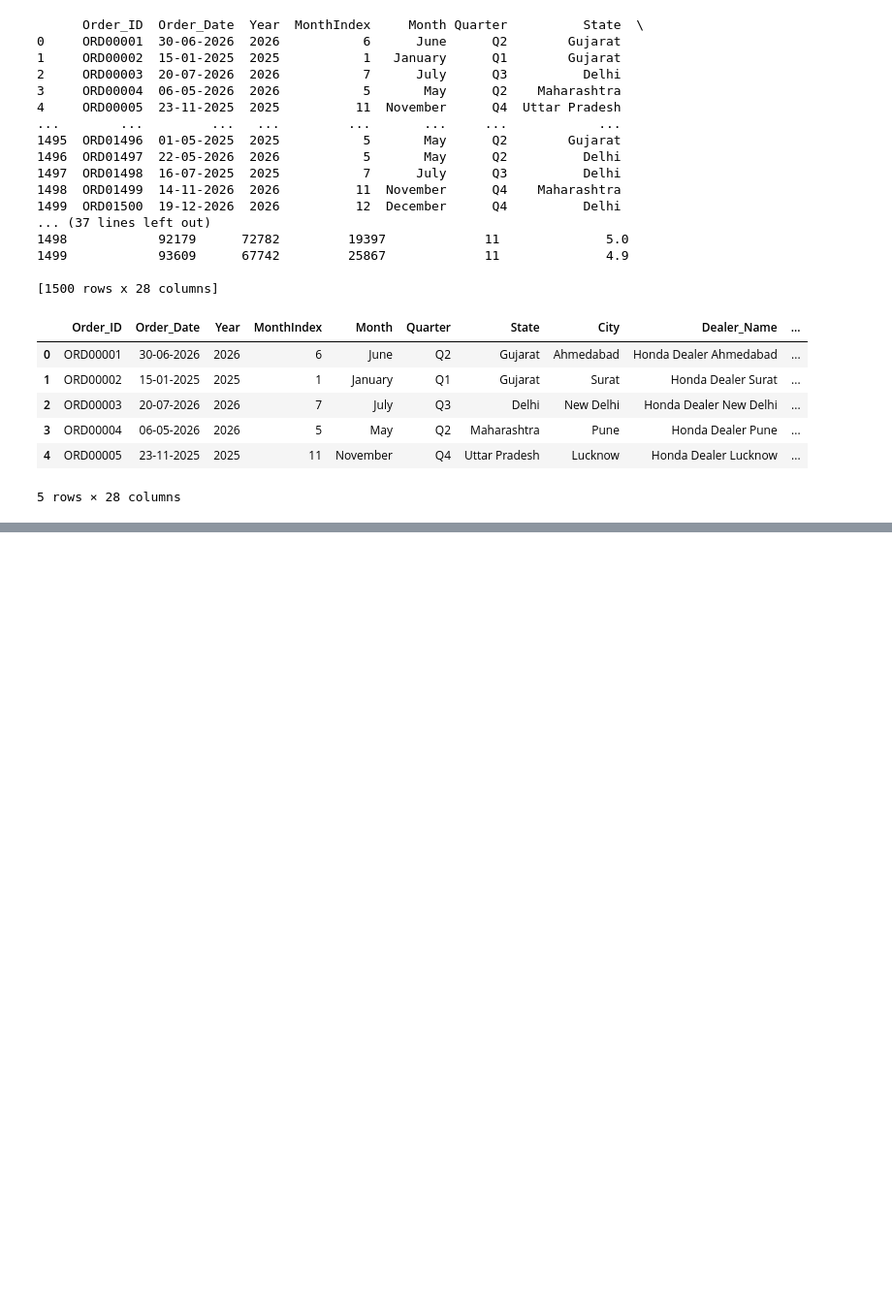
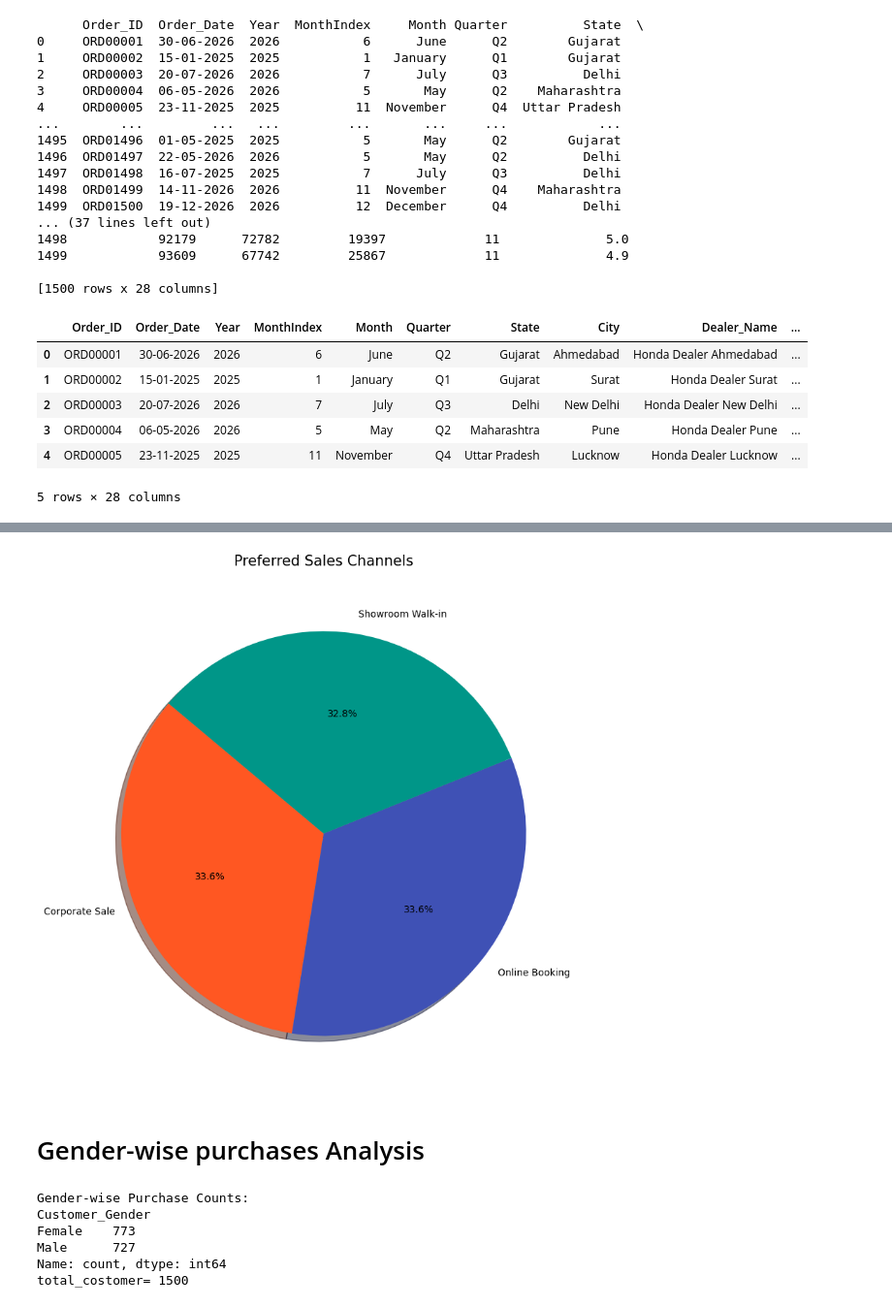
Before and after one commit to sameer-S-R-A/Project_matrix, a Jupyter notebook: honda_sales_EDA.ipynb, the cells around one changed output, grey strips where cells are left out. Shown at 97% size. Saved outputs shown, nothing was run; the diff lists cells and outputs as text; code cells hidden in the pictures; blank space fills up the shorter version.

```diff
--- a/honda_sales_EDA.ipynb
+++ b/honda_sales_EDA.ipynb
@@ -42,0 +147,41 @@ df.head()
+# %%
+plt.figure(figsize=(8, 8))
+
+# Defining the explosion offset (we use the index length to calculate how many slices to pull out)
+explode_effect = [0.05] * len(prefer_Sales_Channel)
+
+# Plotting the pie chart
+plt.pie(prefer_Sales_Channel,
+        labels=prefer_Sales_Channel.index,   # The names of the sales channels
+        autopct='%1.1f%%',                   # Automatically calculates and formats percentages
+        startangle=140,
+        colors=['#FF5722', '#3F51B5', '#009688', '#FFC107', '#E91E63'][:len(prefer_Sales_Channel)],
+        shadow=True)
+
+# Adding a clean title
+plt.title('Preferred Sales Channels', fontsize=15, pad=20)
+plt.axis('equal')  # Equal aspect ratio ensures that pie is drawn as a perfect circle.
+
+# Show the plot
+plt.tight_layout()
+plt.show()
+# %% [output]
+[figure, added]
+# %% [markdown]
+# Gender-wise purchases Analysis
+# %%
+
+# Analysis of Gender-wise purchases
+gender_purchases = df['Customer_Gender'].value_counts()
+print("Gender-wise Purchase Counts:")
+print(gender_purchases)
+
+total_costomer= df[df['Customer_Gender'].isin(['Male', 'Female'])]['Customer_Gender'].count()
+print(f"total_costomer=",total_costomer)
+# %% [output]
+Gender-wise Purchase Counts:
+Customer_Gender
+Female    773
+Male      727
+Name: count, dtype: int64
+total_costomer= 1500
```
Also changed, not shown: parts of 20 cells of this notebook, 1 other file.
